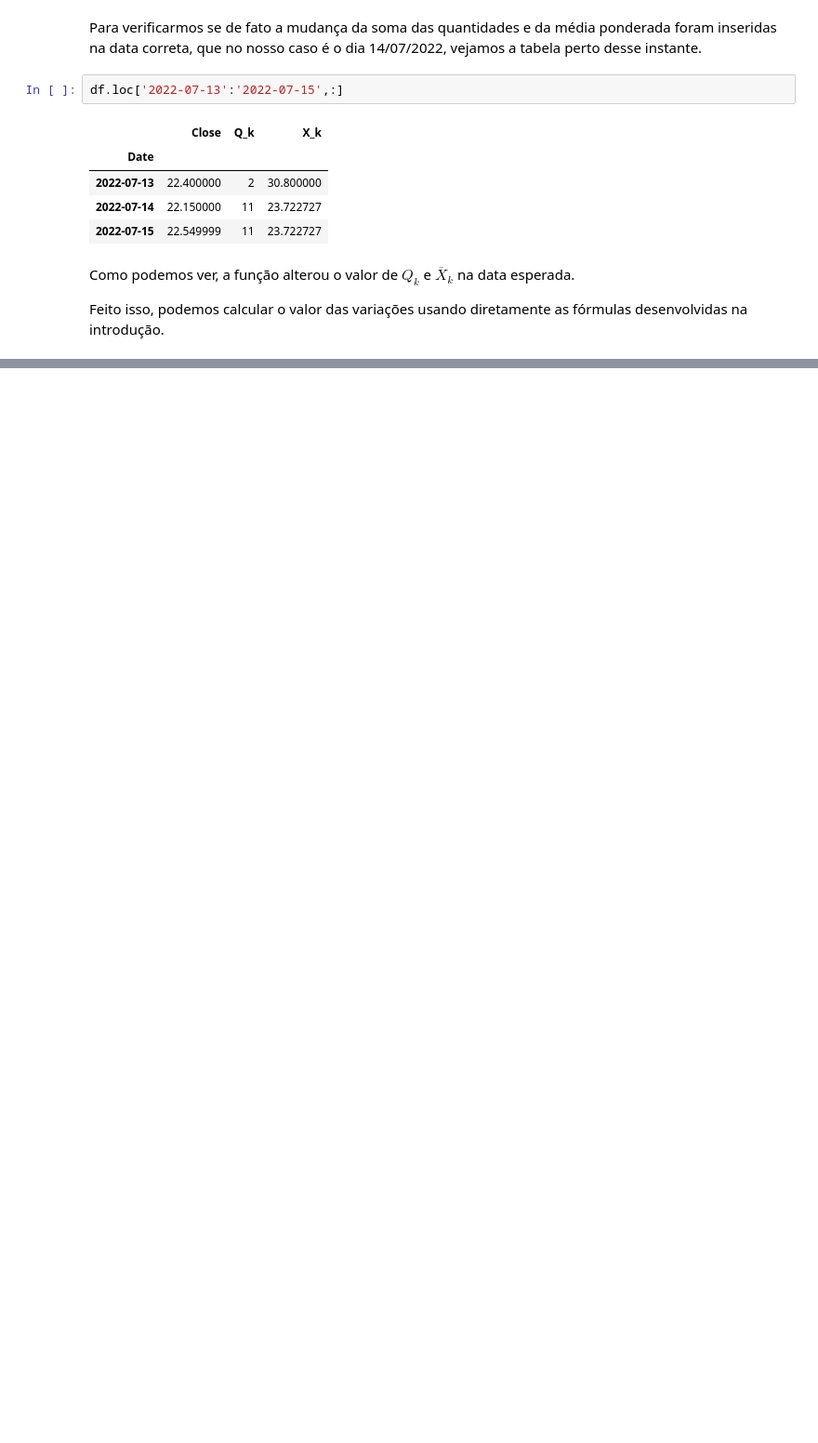
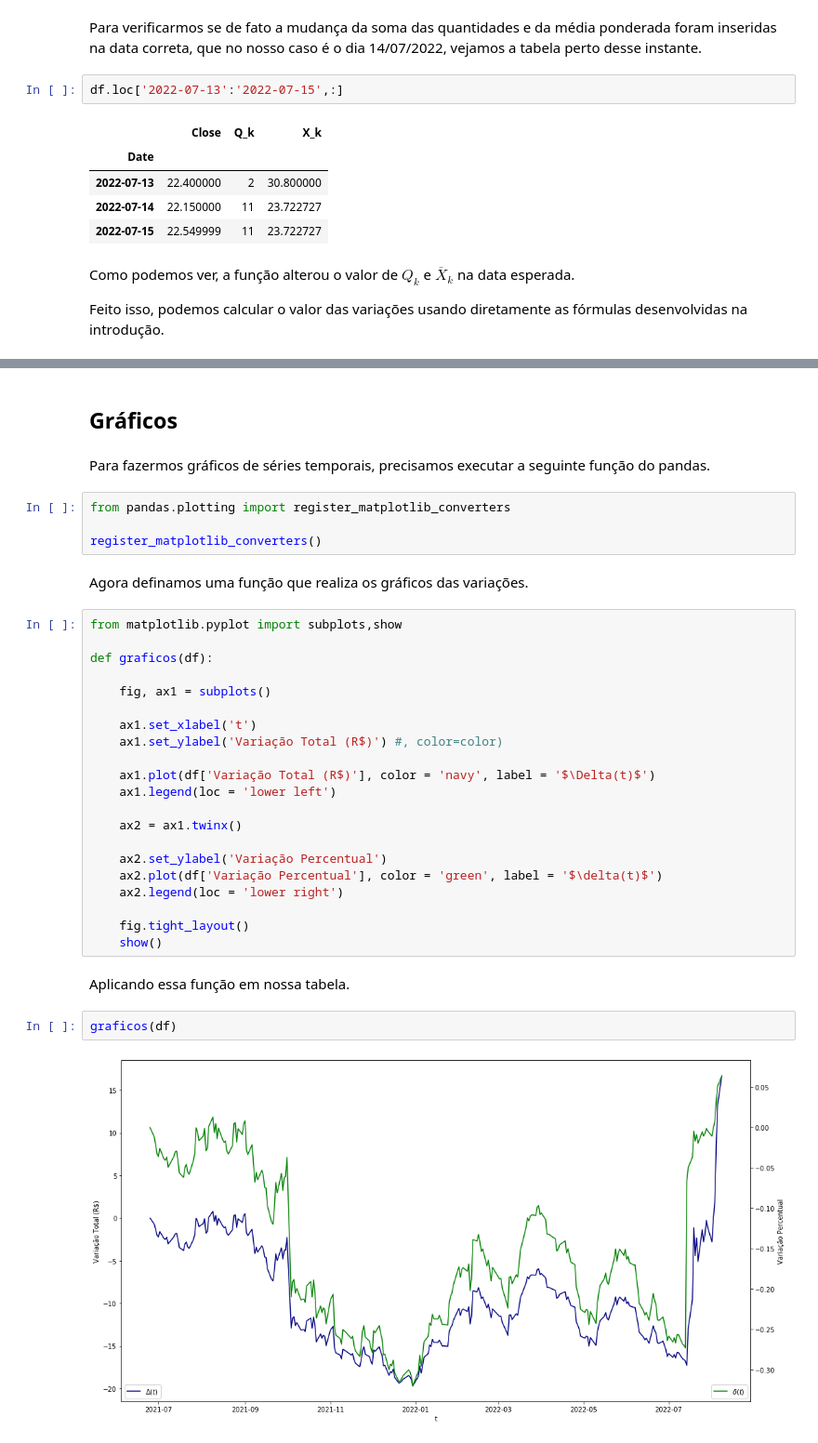
Before and after one commit to gabrielnrt/Testes, a Jupyter notebook: Mercado Financeiro/Códigos/AnaliseCarteira.ipynb, the cells around one changed output, grey strips where cells are left out. Shown at 93% size. Saved outputs shown, nothing was run; the diff lists cells and outputs as text; blank space fills up the shorter version.

Commit message:
Inclusão dos gráficos.

```diff
--- a/Mercado Financeiro/Códigos/AnaliseCarteira.ipynb
+++ b/Mercado Financeiro/Códigos/AnaliseCarteira.ipynb
@@ -580,0 +583,37 @@ df
+# %% [markdown]
+## Gráficos
+# %% [markdown]
+Para fazermos gráficos de séries temporais, precisamos executar a seguinte função do pandas.
+# %%
+from pandas.plotting import register_matplotlib_converters
+
+register_matplotlib_converters()
+# %% [markdown]
+Agora definamos uma função que realiza os gráficos das variações.
+# %%
+from matplotlib.pyplot import subplots,show
+
+def graficos(df):
+
+    fig, ax1 = subplots()
+
+    ax1.set_xlabel('t')
+    ax1.set_ylabel('Variação Total (R$)') #, color=color)
+
+    ax1.plot(df['Variação Total (R$)'], color = 'navy', label = '$\Delta(t)$')
+    ax1.legend(loc = 'lower left')
+
+    ax2 = ax1.twinx()
+
+    ax2.set_ylabel('Variação Percentual')
+    ax2.plot(df['Variação Percentual'], color = 'green', label = '$\delta(t)$')
+    ax2.legend(loc = 'lower right')
+
+    fig.tight_layout()
+    show()
+# %% [markdown]
+Aplicando essa função em nossa tabela.
+# %%
+graficos(df)
+# %% [output]
+[figure, added]
```
Also changed, not shown: parts of 8 cells of this notebook.
